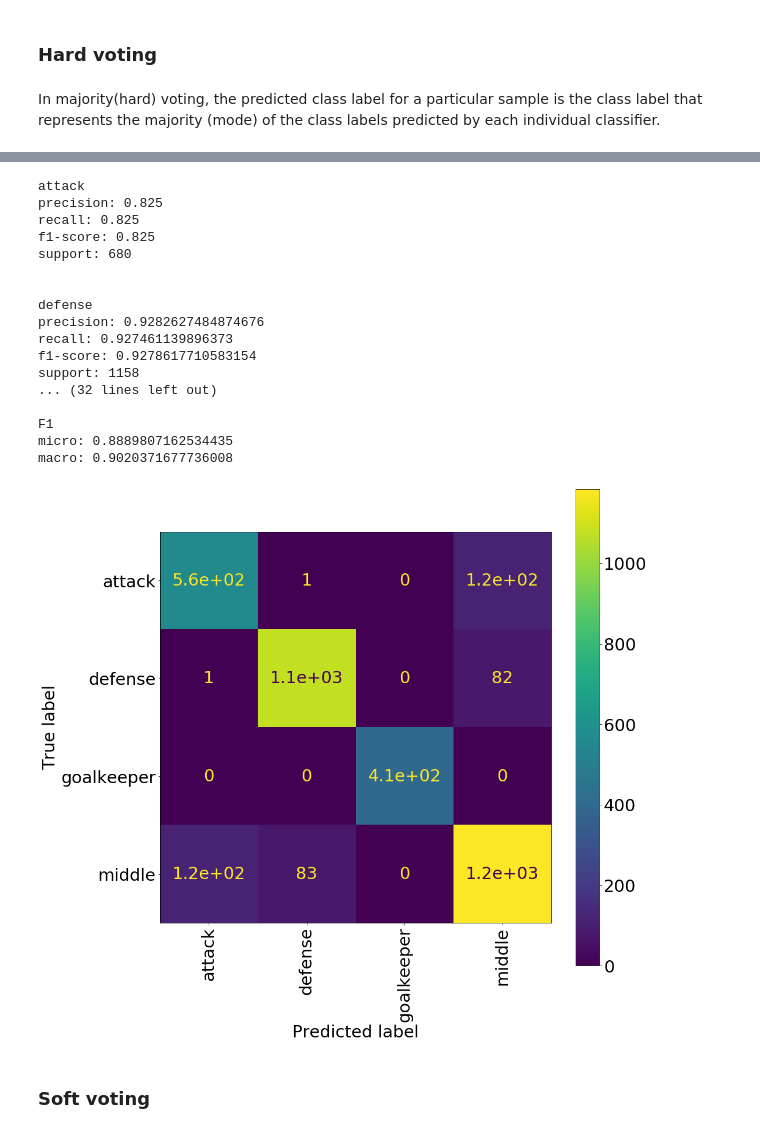
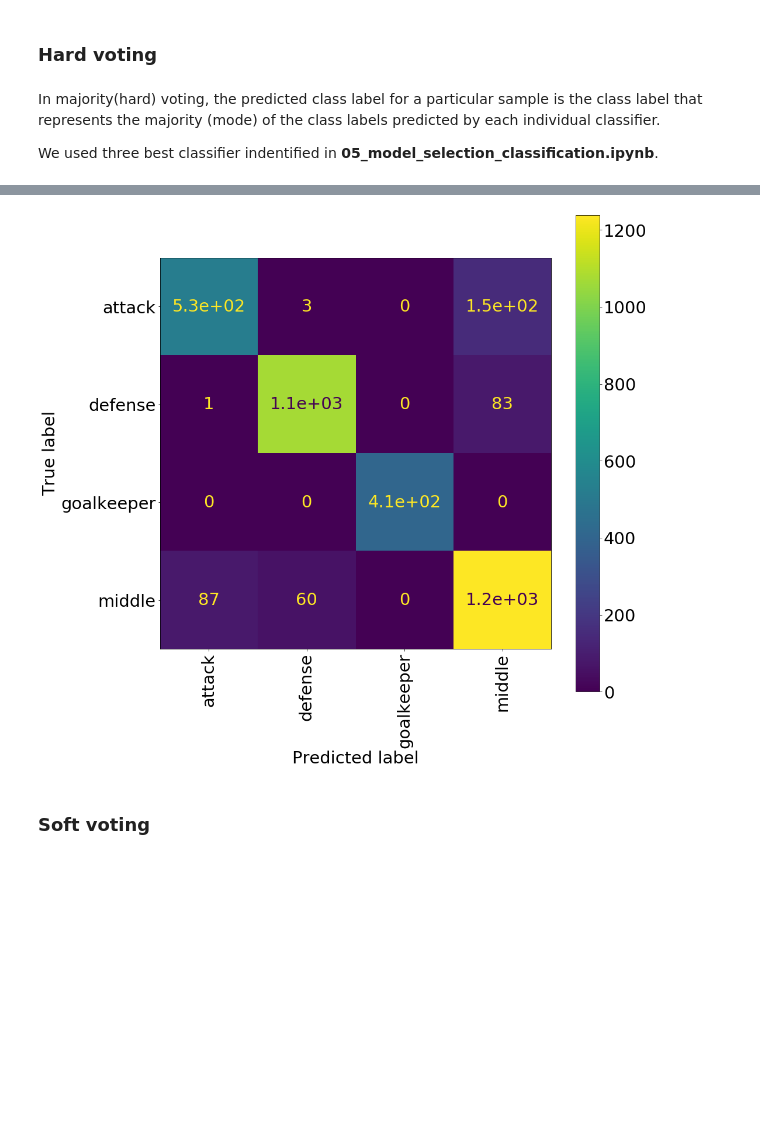
Before and after one commit to timzatko/fifa-19-dataset-machine-learning, a Jupyter notebook: notebooks/11_ensemble_classification.ipynb, the cells around one changed output, grey strips where cells are left out. Drawn from its saved outputs; the diff is of its cells as text; code cells hidden in the pictures; blank space fills up the shorter version.

```diff
--- a/notebooks/11_ensemble_classification.ipynb
+++ b/notebooks/11_ensemble_classification.ipynb
@@ -37,6 +39,13 @@ wi = 1/N, so that the first step simply trains a weak learner on the original da
 # %%
-clf = AdaBoostClassifier(n_estimators=100, base_estimator=DecisionTreeClassifier(max_depth=10))
+%%time
+
+from sklearn.ensemble import AdaBoostClassifier
+from sklearn.ensemble import RandomForestClassifier
+
+clf = AdaBoostClassifier(n_estimators=100, base_estimator=RandomForestClassifier(random_state=42), random_state=42)
+
 clf.fit(X_train, y_train)
+
 custom_classification_report(clf, labels, X_test, y_test, figsize=(15, 15))
 # %% [output]
 attack
@@ -61,3 +70,20 @@ macro: 0.8861176255145706
 ## Gradient tree boosting
 # %% [markdown]
 Gradient Tree Boosting or Gradient Boosted Decision Trees (GBDT) is a generalization of boosting to arbitrary differentiable loss functions. GBDT is an accurate and effective off-the-shelf procedure that can be used for both regression and classification problems in a variety of areas including Web search ranking and ecology.
+# %%
+%%time
+
+from sklearn.ensemble import GradientBoostingClassifier
+from sklearn.metrics import f1_score
+
+for n_esitmators in [10, 20, 50, 100, 200, 250, 500, 1000]:
+    print(f'\n\nn_esitmators = {n_esitmators}\n')
+
+    clf = GradientBoostingClassifier(n_estimators=n_esitmators)
+
+    clf.fit(X_train, y_train)
+
+    y_pred = clf.predict(X_test)
+
+    for average in ['micro', 'macro']:
+        print(f'{average}: {f1_score(y_test, y_pred, average=average)}')
@@ -93,5 +142,7 @@ The idea behind the VotingClassifier is to combine conceptually different machin
 ### Hard voting
 # %% [markdown]
 In majority(hard) voting, the predicted class label for a particular sample is the class label that represents the majority (mode) of the class labels predicted by each individual classifier.
+
+We used three best classifier indentified in __05_model_selection_classification.ipynb__.
 # %%
 from sklearn.ensemble import VotingClassifier
@@ -101,9 +153,17 @@ from sklearn.ensemble import RandomForestClassifier
 # %%
-clf1 = LogisticRegression(random_state=1)
-clf2 = RandomForestClassifier(n_estimators=50, random_state=1)
-clf3 = GaussianNB()
+%%time
 
-eclf = VotingClassifier(estimators=[('lr', clf1), ('rf', clf2), ('gnb', clf3)], voting='hard')
+clf1 = LogisticRegression(random_state=42, max_iter=10000, n_jobs=-1)
+clf2 = RandomForestClassifier(random_state=42)
+clf3 = LinearSVC(random_state=42, max_iter=100000)
+
+eclf = VotingClassifier(estimators=[
+    ('lr', clf1),
+    ('rf', clf2),
+    ('ls', clf3)
+], voting='hard')
+
 eclf.fit(X_train, y_train)
+
 custom_classification_report(eclf, labels, X_test, y_test, figsize=(15, 15))
 # %% [output]
@@ -117,21 +187,4 @@ Please also refer to the documentation for alternative solver options:
-attack
-precision: 0.825
-recall: 0.825
-f1-score: 0.825
-support: 680
-
-
-defense
-precision: 0.9282627484874676
-recall: 0.927461139896373
-f1-score: 0.9278617710583154
-support: 1158
-... (32 lines left out)
-
-F1
-micro: 0.8889807162534435
-macro: 0.9020371677736008
-[figure, old version]
+[figure, new version]
 # %% [markdown]
 ### Soft voting
 # %% [markdown]
```
Also changed, not shown: parts of 21 cells of this notebook.
